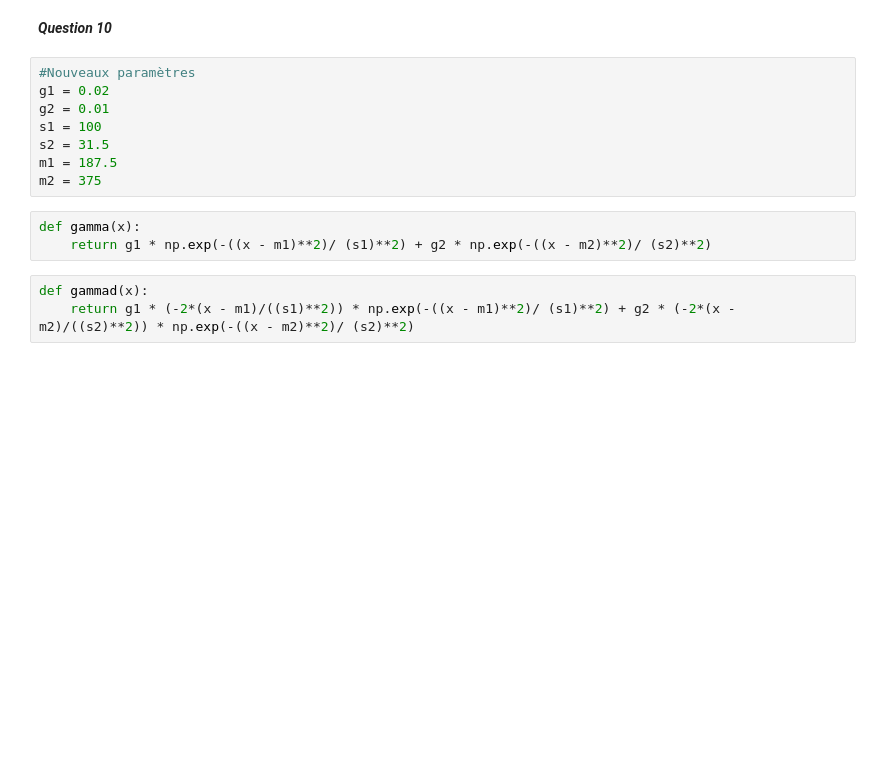
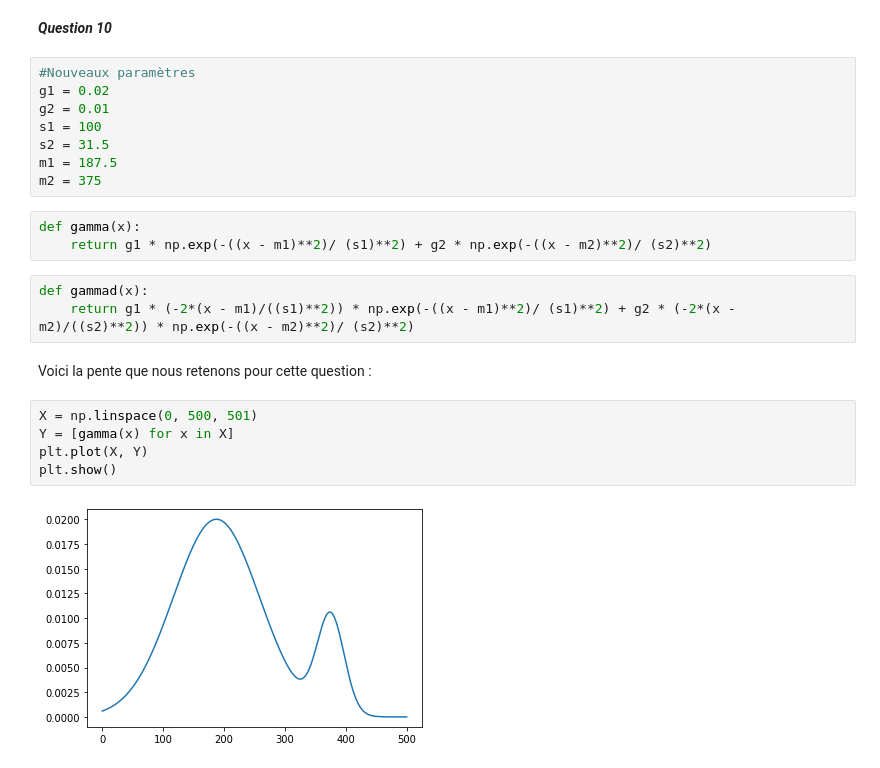
Before and after one commit to KilianPrvst/velo_optimisation, a Jupyter notebook: Bicyclette.ipynb, the cells around one changed output. Cells and saved outputs as stored; diff of their text form; blank space fills up the shorter version.

```diff
--- a/Bicyclette.ipynb
+++ b/Bicyclette.ipynb
@@ -342,3 +371,12 @@ def gamma(x):
 # %%
 def gammad(x):
     return g1 * (-2*(x - m1)/((s1)**2)) * np.exp(-((x - m1)**2)/ (s1)**2) + g2 * (-2*(x - m2)/((s2)**2)) * np.exp(-((x - m2)**2)/ (s2)**2)
+# %% [markdown]
+Voici la pente que nous retenons pour cette question :
+# %%
+X = np.linspace(0, 500, 501)
+Y = [gamma(x) for x in X]
+plt.plot(X, Y)
+plt.show()
+# %% [output]
+[figure, added]
```
Also changed, not shown: parts of 14 cells of this notebook.
